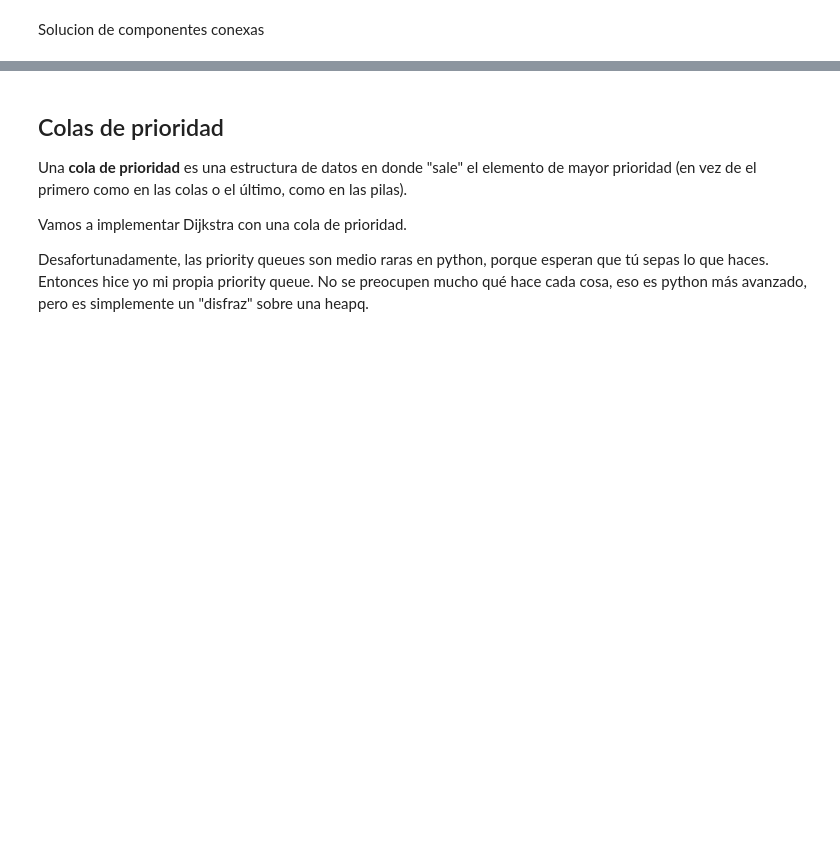
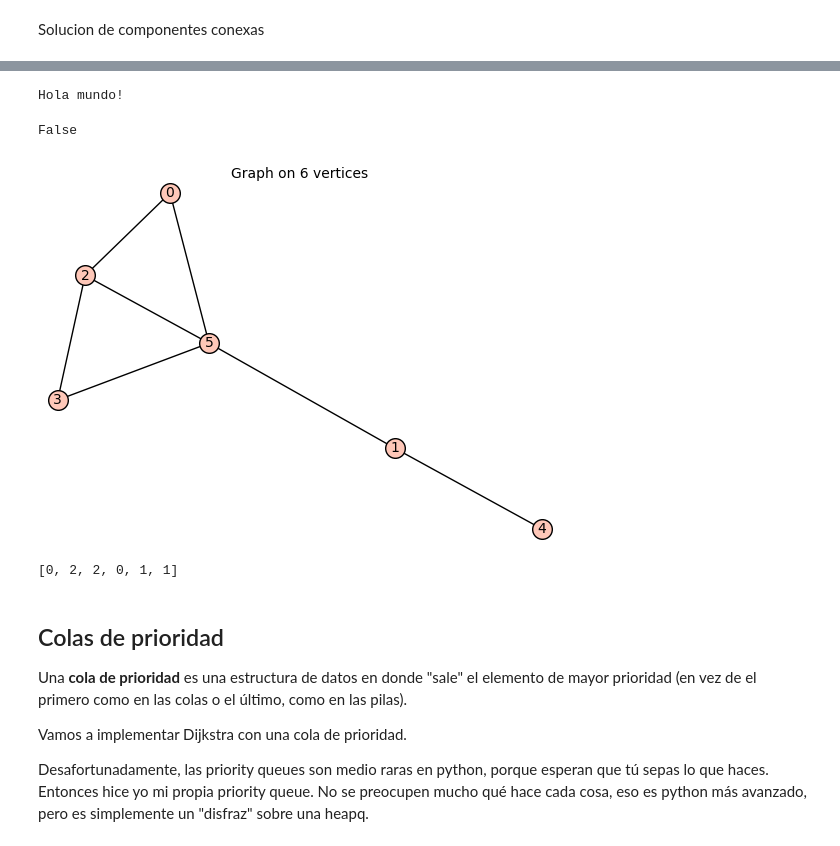
Before and after one commit to mraggi/ProgramacionParaMatematicos, a Jupyter notebook: 09.Busqueda.ipynb, the cells around one changed output, grey strips where cells are left out. Drawn from its saved outputs; the diff is of its cells as text; code cells hidden in the pictures; blank space fills up the shorter version.

```diff
--- a/09.Busqueda.ipynb
+++ b/09.Busqueda.ipynb
@@ -281,3 +299,8 @@ Solucion de bien-coloreada
+# %%
+condicion() and False
+# %% [output]
+Hola mundo!
+False
 # %%
 def es_valida(G,coloracion):
     u = len(coloracion)-1
@@ -305,6 +328,16 @@ def bien_colorear(G,k):
             frontera.append(c)
     print("No hay coloración!")
     return None
+# %%
+G = grafica_aleatoria(6,0.4)
+# %%
+to_sage(G)
+# %% [output]
+[figure, added]
+# %%
+bien_colorear(G,3)
+# %% [output]
+[0, 2, 2, 0, 1, 1]
 # %% [markdown]
 ## Colas de prioridad
 
```
Also changed, not shown: parts of 41 cells of this notebook.
